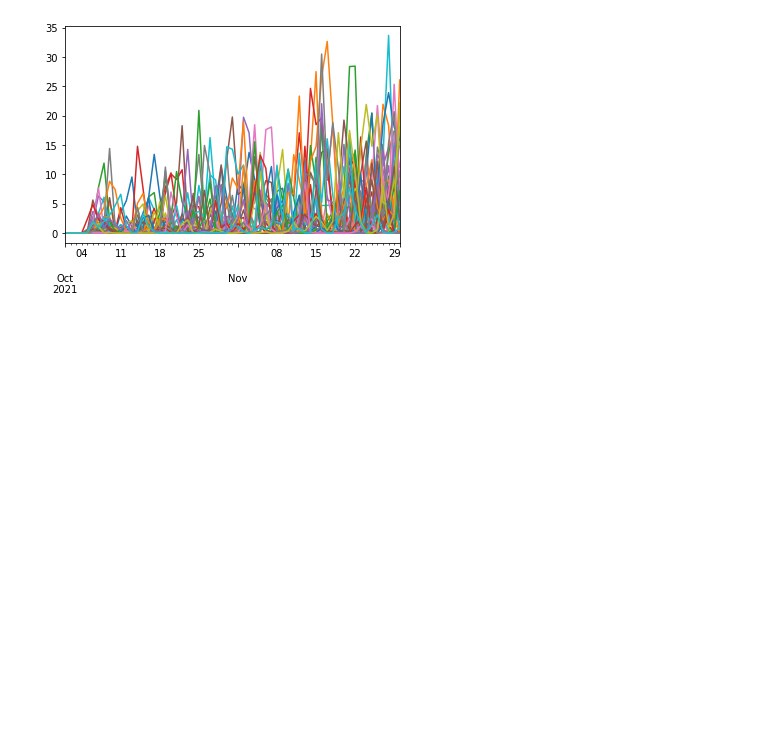
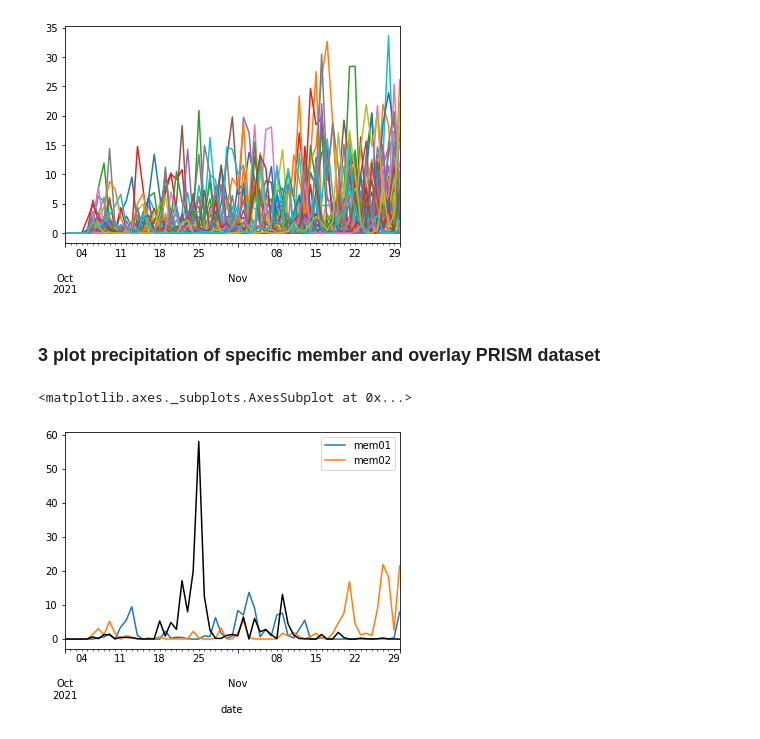
Before and after one commit to ming80302/SOARS, a Jupyter notebook: rd_csv_soar.ipynb, the cells around one changed output. Cells and saved outputs as stored; diff of their text form; code cells hidden in the pictures; blank space fills up the shorter version.

```diff
--- a/rd_csv_soar.ipynb
+++ b/rd_csv_soar.ipynb
@@ -11,15 +13,15 @@ dir_i = '/content/drive/MyDrive/data/SOARS/'
 flnm = dir_i + 'prec_prism_ca.txt'
 print('read ', flnm)
 
-df = pd.read_csv(flnm, header = None, delim_whitespace=True)
+df_prism = pd.read_csv(flnm, header = None, delim_whitespace=True)
 
 # add column names and index
-df.columns = ['date','prec']
-df.index = df.date
+df_prism.columns = ['date','prec']
+df_prism.index = df_prism.date
 
-# convert date index to DateTime index for plot
-df.index = pd.to_datetime(df.index, format='%Y%m%d')
-df.prec.plot()
+# convert date index to DateTime index for the plot of x-axis
+df_prism.index = pd.to_datetime(df_prism.index, format='%Y%m%d')
+df_prism.prec.plot()
 # %% [output]
 read  /content/drive/MyDrive/data/SOARS/prec_prism_ca.txt
 <matplotlib.axes._subplots.AxesSubplot at 0x...>
@@ -53,3 +57,14 @@ data.plot(legend=False)
 read  /content/drive/MyDrive/data/SOARS/prec_ecmwf_ca.txt
 <matplotlib.axes._subplots.AxesSubplot at 0x...>
 [figure]
+# %% [markdown]
+### 3 plot precipitation of specific member and overlay PRISM dataset
+# %%
+# (1) to plot specific member
+# (2) overlay PRISM
+data = df.iloc[:,3:5]
+data.plot()
+df_prism.prec.plot(color='black')
+# %% [output]
+<matplotlib.axes._subplots.AxesSubplot at 0x...>
+[figure, added]
```
Also changed, not shown: parts of 2 cells of this notebook.
